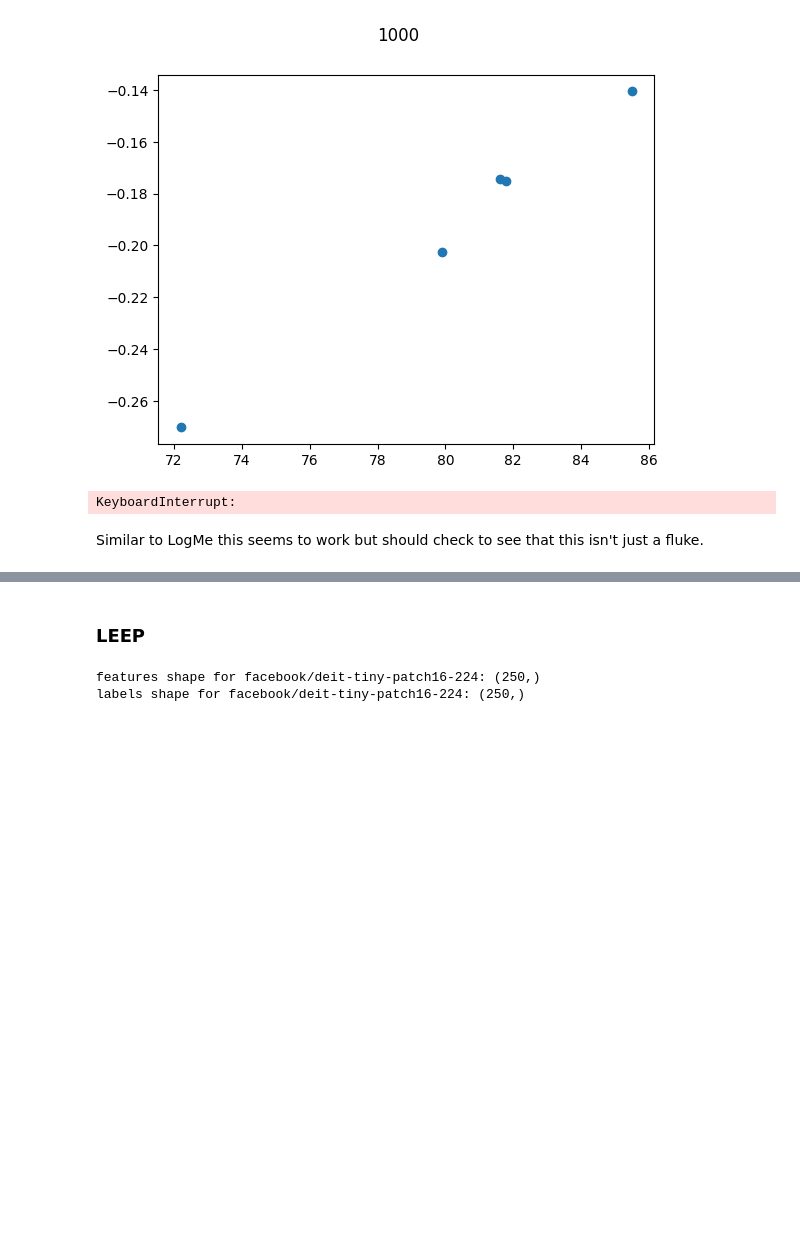
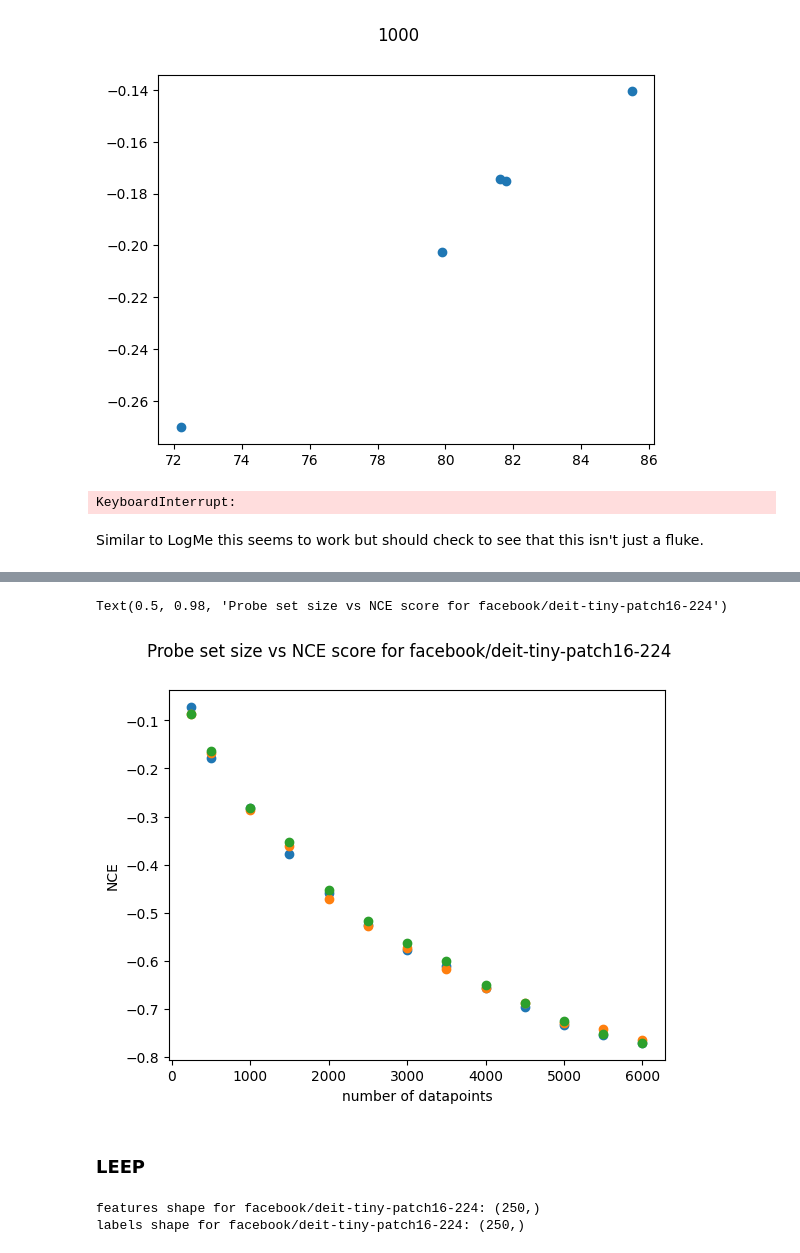
Before and after one commit to alan-turing-institute/ARC-LoCoMoSeT, a Jupyter notebook: notebooks/other_metrics.ipynb, the cells around one changed output, grey strips where cells are left out. Drawn from its saved outputs; the diff is of its cells as text; code cells hidden in the pictures; blank space fills up the shorter version.

```diff
--- a/notebooks/other_metrics.ipynb
+++ b/notebooks/other_metrics.ipynb
@@ -428,11 +570,12 @@ probe_set_sizes = [
     6000,
 ]
 NCE_results = {state: [] for state in random_state}
+model = "facebook/deit-tiny-patch16-224"
 
 comp_classes = {}
 for state in random_state:
     sub_dataset = dataset.shuffle(seed=state)
-    comp_feature[state] = extract_classes(model, 6000, sub_dataset)
+    comp_classes[state] = extract_classes(model, 6000, sub_dataset)
 
 for size in probe_set_sizes:
     for state in random_state:
@@ -443,5 +586,5 @@ for size in probe_set_sizes:
             [[feat[1]] for feat in comp_classes[state][:size]], axis=0
         )
         NCE_value = NCE(labels, classes)
-        results[state].append(NCE_value)
+        NCE_results[state].append(NCE_value)
         print(f"results for {model} at size {size} is {NCE_value}")
@@ -448,7 +609,13 @@ for size in probe_set_sizes:
 # %%
 fig, ax = plt.subplots()
 for state in random_state:
-    ax.scatter(probe_set_sizes, results["state"])
+    ax.scatter(probe_set_sizes, NCE_results[state])
+ax.set_xlabel("number of datapoints")
+ax.set_ylabel("NCE")
+fig.suptitle("Probe set size vs NCE score for facebook/deit-tiny-patch16-224")
+# %% [output]
+Text(0.5, 0.98, 'Probe set size vs NCE score for facebook/deit-tiny-patch16-224')
+[figure, added]
 # %% [markdown]
 ### LEEP
 # %%
```
Also changed, not shown: parts of 9 cells of this notebook, 2 other files.
